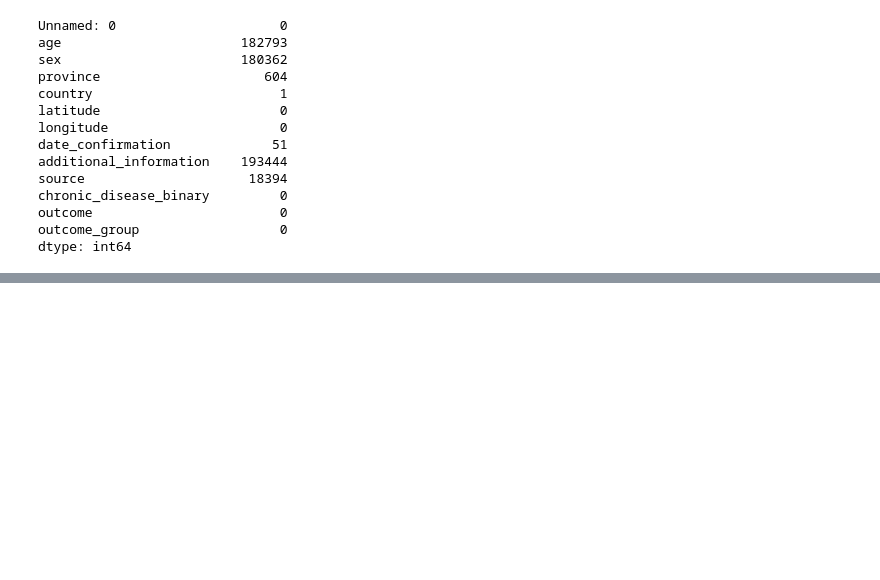
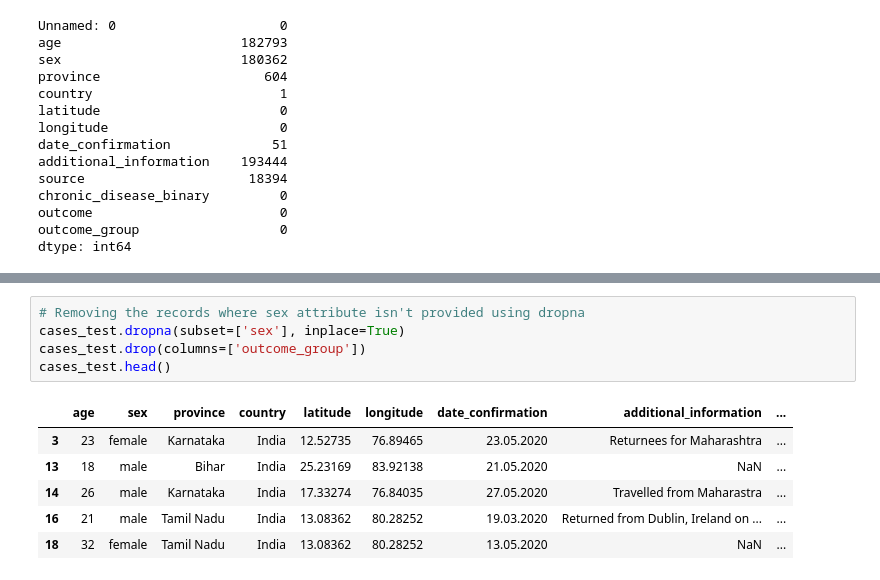
Before and after one commit to keeyank/CMPT459-Project, a Jupyter notebook: src/eda.ipynb, the cells around one changed output, grey strips where cells are left out. Drawn from its saved outputs; the diff is of its cells as text; blank space fills up the shorter version.

```diff
--- a/src/eda.ipynb
+++ b/src/eda.ipynb
@@ -46,0 +129,12 @@ dtype: int64
+# %%
+# Removing the records where sex attribute isn't provided using dropna
+cases_test.dropna(subset=['sex'], inplace=True)
+cases_test.drop(columns=['outcome_group'])
+cases_test.head()
+# %% [output]
+|  | age | sex | province | country | latitude | longitude | date_confirmation | additional_information | ... |
+| 3 | 23 | female | Karnataka | India | 12.52735 | 76.89465 | 23.05.2020 | Returnees for Maharashtra | ... |
+| 13 | 18 | male | Bihar | India | 25.23169 | 83.92138 | 21.05.2020 | NaN | ... |
+| 14 | 26 | male | Karnataka | India | 17.33274 | 76.84035 | 27.05.2020 | Travelled from Maharastra | ... |
+| 16 | 21 | male | Tamil Nadu | India | 13.08362 | 80.28252 | 19.03.2020 | Returned from Dublin, Ireland on ... | ... |
+| 18 | 32 | female | Tamil Nadu | India | 13.08362 | 80.28252 | 13.05.2020 | NaN | ... |
```
Also changed, not shown: parts of 17 cells of this notebook, 4 other files.
